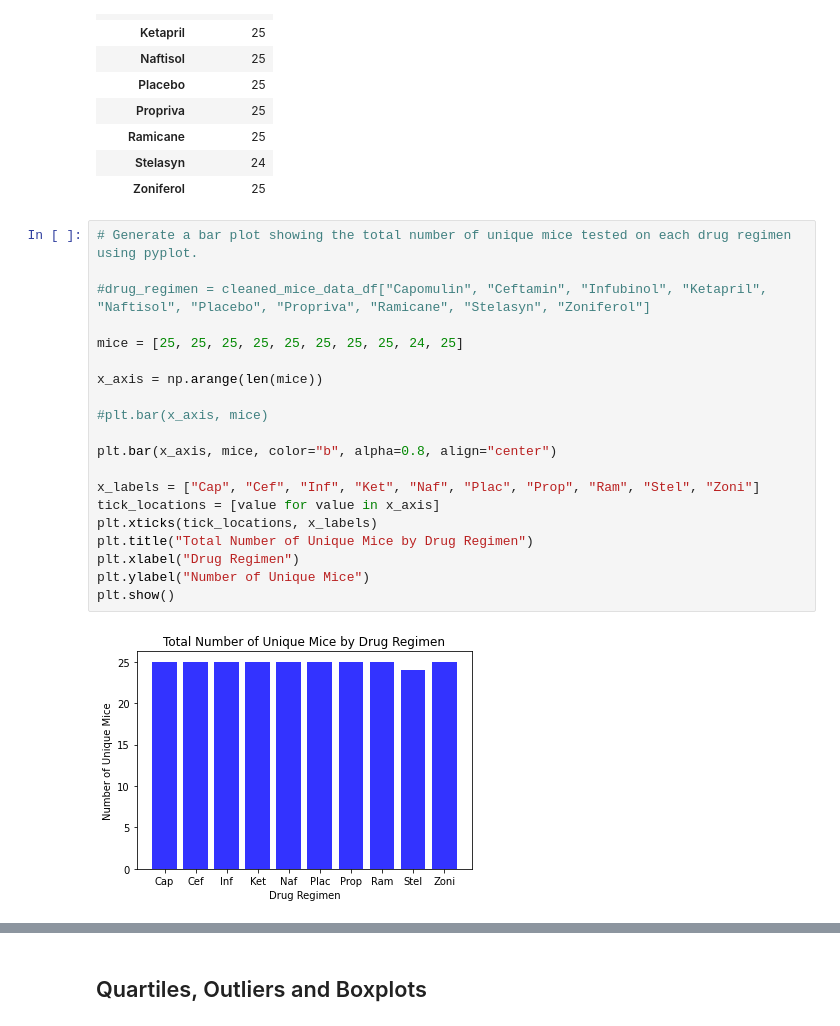
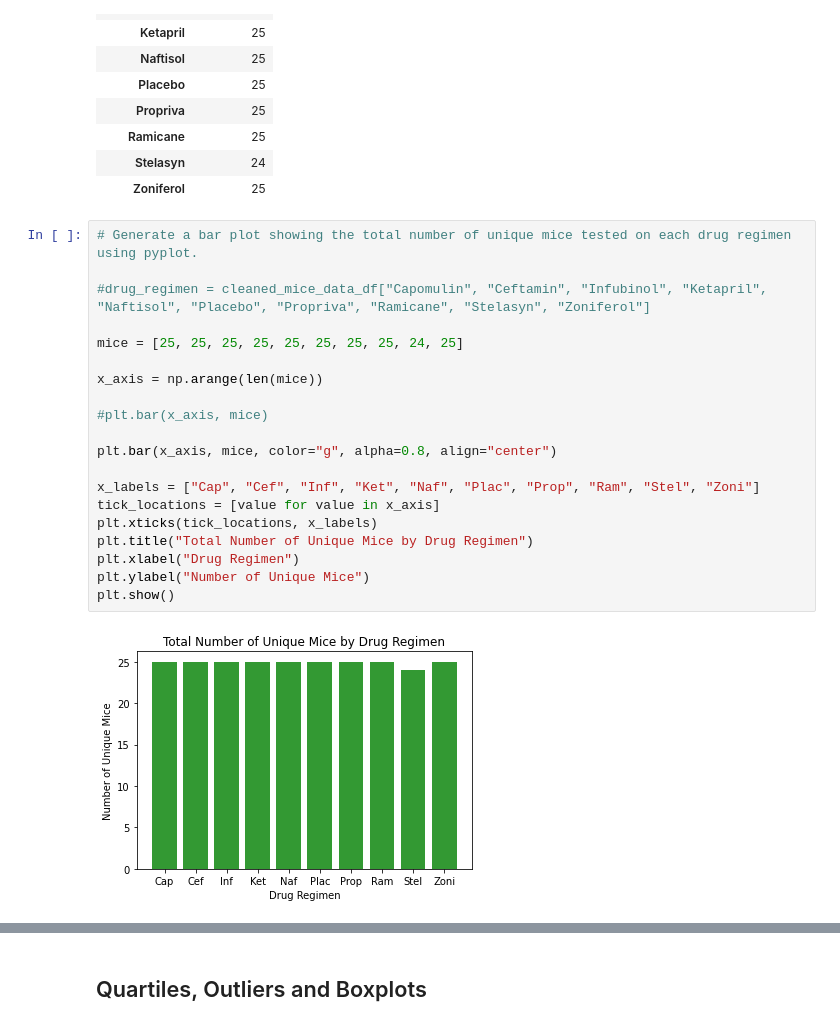
Before and after one commit to Clsegovia23/matplotlib-challenge, a Jupyter notebook: pymaceuticals_starter_hw.ipynb, the cells around one changed output, grey strips where cells are left out. Drawn from its saved outputs; the diff is of its cells as text.

```diff
--- a/pymaceuticals_starter_hw.ipynb
+++ b/pymaceuticals_starter_hw.ipynb
@@ -233,24 +233,24 @@ mice_per_regimen_table_df
 # %%
 # Generate a bar plot showing the total number of unique mice tested on each drug regimen using pyplot.
 
 #drug_regimen = cleaned_mice_data_df["Capomulin", "Ceftamin", "Infubinol", "Ketapril", "Naftisol", "Placebo", "Propriva", "Ramicane", "Stelasyn", "Zoniferol"]
 
 mice = [25, 25, 25, 25, 25, 25, 25, 25, 24, 25]
 
 x_axis = np.arange(len(mice))
 
 #plt.bar(x_axis, mice)
 
-plt.bar(x_axis, mice, color="b", alpha=0.8, align="center")
+plt.bar(x_axis, mice, color="g", alpha=0.8, align="center")
 
 x_labels = ["Cap", "Cef", "Inf", "Ket", "Naf", "Plac", "Prop", "Ram", "Stel", "Zoni"]
 tick_locations = [value for value in x_axis]
 plt.xticks(tick_locations, x_labels)
 plt.title("Total Number of Unique Mice by Drug Regimen")
 plt.xlabel("Drug Regimen")
 plt.ylabel("Number of Unique Mice")
 plt.show()
 # %% [output]
-[figure, old version]
+[figure, new version]
 # %%
 # Generate a pie plot showing the distribution of female versus male mice using pandas
```
Also changed, not shown: parts of 2 cells of this notebook.
